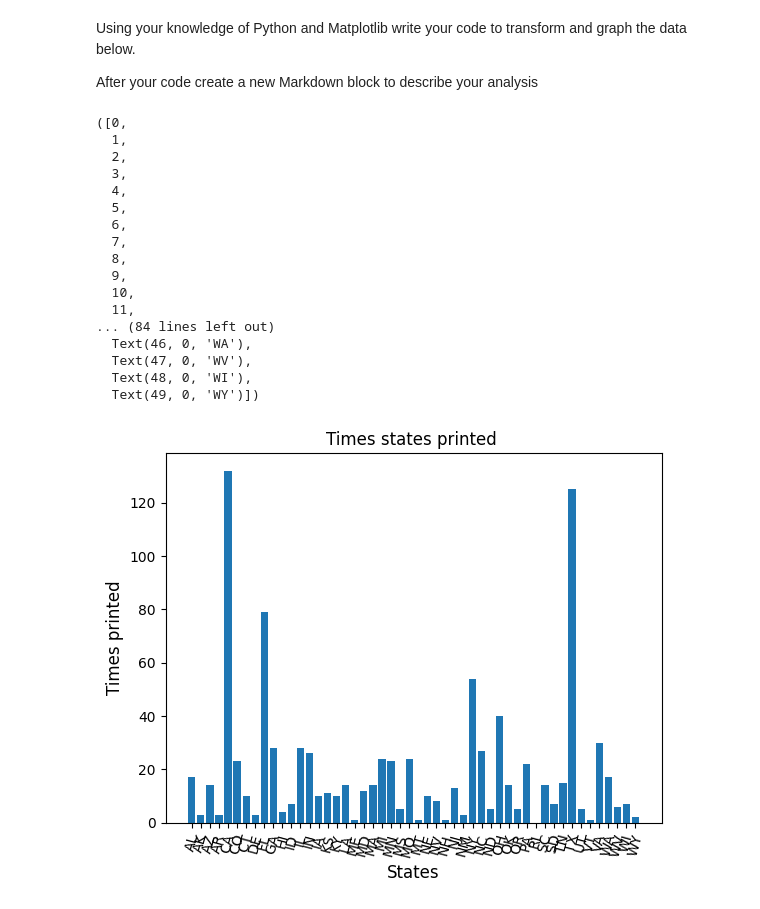
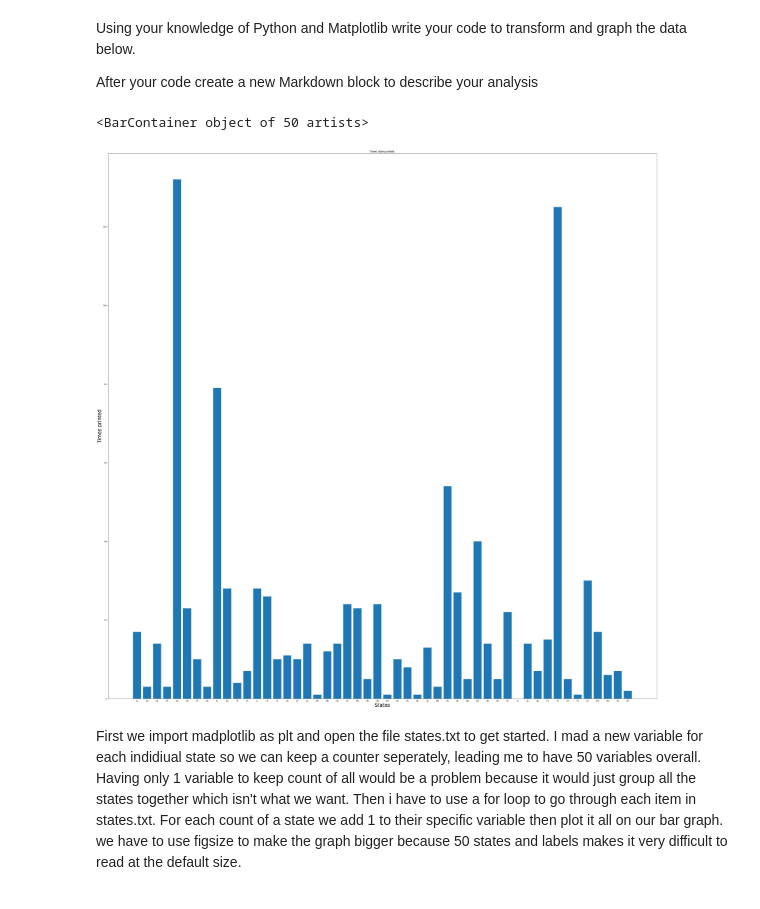
Before and after one commit to Laweens/unit-2-data_Science, a Jupyter notebook: file_operations.ipynb, the cells around one changed output. Saved outputs shown, nothing was run; the diff lists cells and outputs as text; code cells hidden in the pictures.

```diff
--- a/file_operations.ipynb
+++ b/file_operations.ipynb
@@ -33,6 +33,7 @@ After your code create a new Markdown block to describe your analysis
 import matplotlib.pyplot as plt
 myFile = open("states.txt")
 
+#WE GAVE EACH STATE A VARIABLE OF 0 SO WE CAN KEEP COUNT INDIVIDUALLY OF HOW MANY TIMES THEY WERE PRINTED
 AL = 0
 AK = 0
 AZ = 0
@@ -84,7 +85,7 @@ WV = 0
 WI = 0
 WY = 0
 
-
+#FOR EVERY ITEM IN THE LIST "myFile" WE GO THROUGH IT AND ADD 1 DEPENDING ON WHICH STATE IT IS
 for i in myFile:
     i = i.strip()
     if i == "AL":
@@ -172,51 +173,37 @@ for i in myFile:
     elif i =="TN":
         TN += 1
     elif i =="TX":
         TX += 1
     elif i =="UT":
         UT += 1
     elif i =="VT":
         VT += 1
     elif i =="VA":
         VA += 1
     elif i =="WA":
         WA += 1
     elif i =="WV":
         WV += 1
     elif i =="WI":
         WI += 1
     elif i =="WY":
         WY += 1
 
 y = [AL,AK,AZ,AR,CA,CO,CT,DE,FL,GA,HI,ID,IL,IN,IA,KS,KY,LA,ME,MD,MA,MI,MN,MS,MO,
 MT,NE,NV,NH,NJ,NM,NY,NC,ND,OH,OK,OR,PA,RI,SC,SD,TN,TX,UT,VT,VA,WA,WV,WI,WY]
 
 x = ["AL","AK","AZ","AR","CA","CO","CT","DE","FL","GA","HI","ID","IL","IN","IA","KS","KY","LA","ME","MD","MA","MI","MN","MS","MO",
 "MT","NE","NV","NH","NJ","NM","NY","NC","ND","OH","OK","OR","PA","RI","SC","SD","TN","TX","UT","VT","VA","WA","WV","WI","WY"] #string list for X
  #Int list for Y to plot
 #values are assigned based on the index number so A is equal to 2
-plt.ylabel("Times printed", fontsize = 12 ) #labels
-plt.xlabel("States", fontsize = 12 )
+plt.figure(figsize=(50,50)) #used figsize to make our bar graph bigger so we can read it
+plt.ylabel("Times printed", fontsize = 25 ) #increased the font size
+plt.xlabel("States", fontsize = 25 )
 plt.title("Times states printed ")
 plt.bar(x,y,label = "states") #labeling X and Y
  #making it so the user can see the bars
-plt.xticks(rotation = 75)
 # %% [output]
-([0,
-  1,
-  2,
-  3,
-  4,
-  5,
-  6,
-  7,
-  8,
-  9,
-  10,
-  11,
-... (84 lines left out)
-  Text(46, 0, 'WA'),
-  Text(47, 0, 'WV'),
-  Text(48, 0, 'WI'),
-  Text(49, 0, 'WY')])
+<BarContainer object of 50 artists>
-[figure, old version]
+[figure, new version]
+# %% [markdown]
+First we import madplotlib as plt and open the file states.txt to get started. I mad a new variable for each indidiual state so we can keep a counter seperately, leading me to have 50 variables overall. Having only 1 variable to keep count of all would be a problem because it would just group all the states together which isn't what we want. Then i have to use a for loop to go through each item in states.txt. For each count  of a state we add 1 to their specific variable then plot it all on our bar graph. we have to use figsize to make the graph bigger because 50 states and labels makes it very difficult to read at the default size.
```
Also changed, not shown: parts of 1 cell of this notebook.
